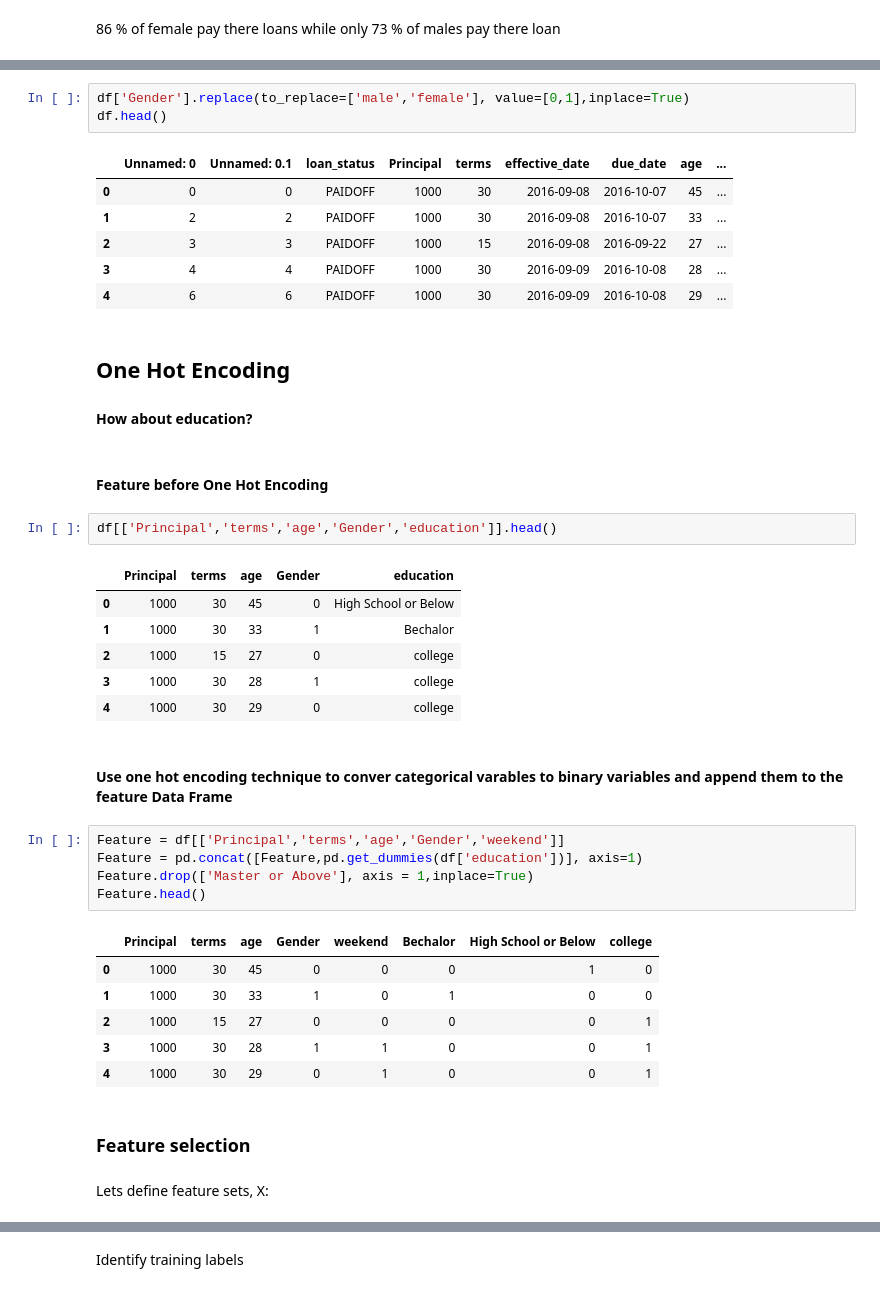
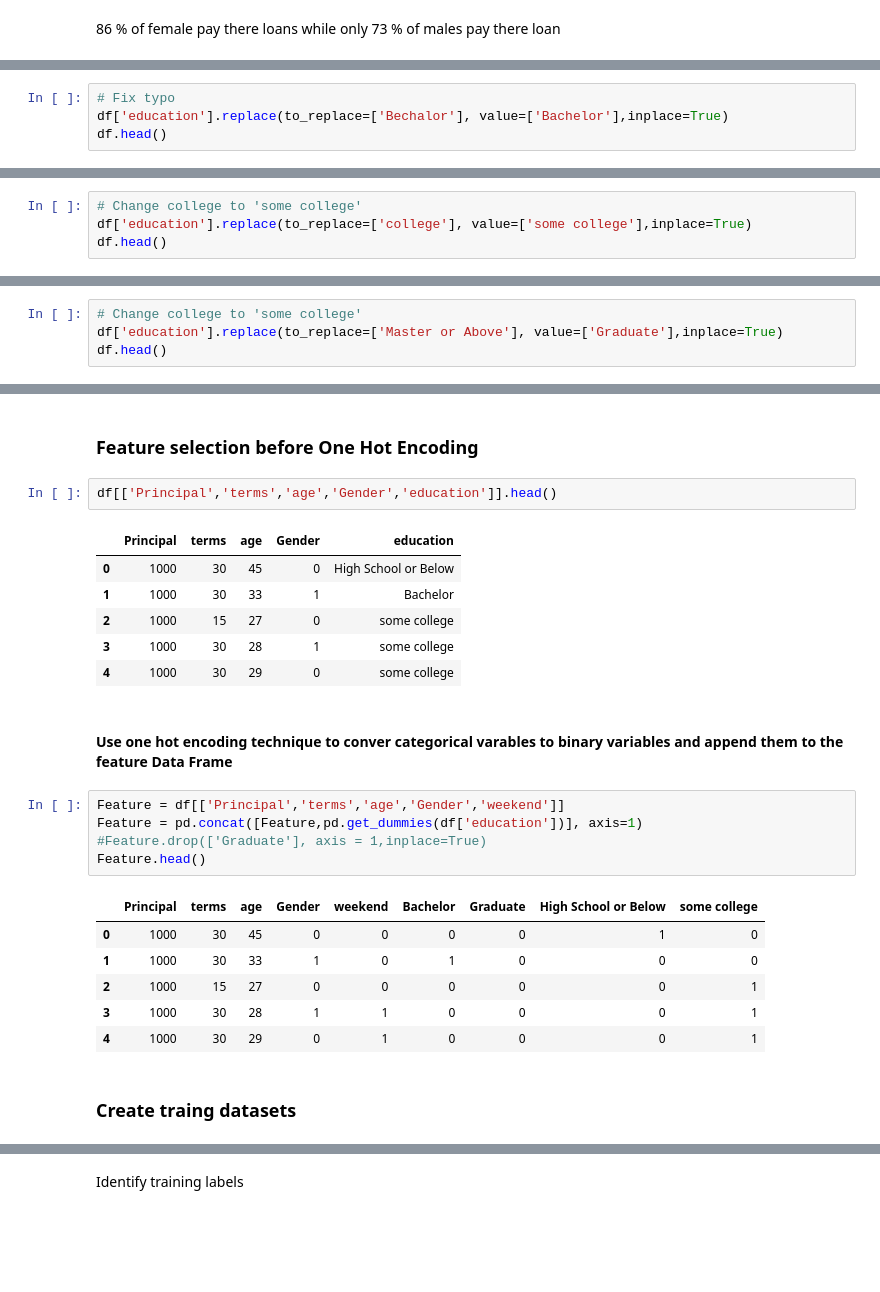
Before and after one commit to carlos-datascientist/loan-classification, a Jupyter notebook: loan-classifier.ipynb, the cells around one changed output, grey strips where cells are left out. Saved outputs shown, nothing was run; the diff lists cells and outputs as text; blank space fills up the shorter version.

```diff
--- a/loan-classifier.ipynb
+++ b/loan-classifier.ipynb
@@ -159,0 +153,4 @@ Lets convert male to 0 and female to 1:
+# %%
+# Fix typo
+df['education'].replace(to_replace=['Bechalor'], value=['Bachelor'],inplace=True)
+df.head()
@@ -159,0 +164,4 @@ Lets convert male to 0 and female to 1:
+# %%
+# Change college to 'some college'
+df['education'].replace(to_replace=['college'], value=['some college'],inplace=True)
+df.head()
@@ -159,0 +175,4 @@ Lets convert male to 0 and female to 1:
+# %%
+# Change college to 'some college'
+df['education'].replace(to_replace=['Master or Above'], value=['Graduate'],inplace=True)
+df.head()
@@ -171,47 +197,32 @@ college               PAIDOFF        0.765101
                       COLLECTION     0.234899
 Name: loan_status, dtype: float64
-# %%
-df['Gender'].replace(to_replace=['male','female'], value=[0,1],inplace=True)
-df.head()
-# %% [output]
-|  | Unnamed: 0 | Unnamed: 0.1 | loan_status | Principal | terms | effective_date | due_date | age | ... |
-| 0 | 0 | 0 | PAIDOFF | 1000 | 30 | 2016-09-08 | 2016-10-07 | 45 | ... |
-| 1 | 2 | 2 | PAIDOFF | 1000 | 30 | 2016-09-08 | 2016-10-07 | 33 | ... |
-| 2 | 3 | 3 | PAIDOFF | 1000 | 15 | 2016-09-08 | 2016-09-22 | 27 | ... |
-| 3 | 4 | 4 | PAIDOFF | 1000 | 30 | 2016-09-09 | 2016-10-08 | 28 | ... |
-| 4 | 6 | 6 | PAIDOFF | 1000 | 30 | 2016-09-09 | 2016-10-08 | 29 | ... |
 # %% [markdown]
-## One Hot Encoding
-#### How about education?
+### Feature selection before One Hot Encoding
-# %% [markdown]
-#### Feature before One Hot Encoding
 # %%
 df[['Principal','terms','age','Gender','education']].head()
 # %% [output]
 |  | Principal | terms | age | Gender | education |
 | 0 | 1000 | 30 | 45 | 0 | High School or Below |
-| 1 | 1000 | 30 | 33 | 1 | Bechalor |
-| 2 | 1000 | 15 | 27 | 0 | college |
-| 3 | 1000 | 30 | 28 | 1 | college |
-| 4 | 1000 | 30 | 29 | 0 | college |
+| 1 | 1000 | 30 | 33 | 1 | Bachelor |
+| 2 | 1000 | 15 | 27 | 0 | some college |
+| 3 | 1000 | 30 | 28 | 1 | some college |
+| 4 | 1000 | 30 | 29 | 0 | some college |
 # %% [markdown]
 #### Use one hot encoding technique to conver categorical varables to binary variables and append them to the feature Data Frame
 # %%
 Feature = df[['Principal','terms','age','Gender','weekend']]
 Feature = pd.concat([Feature,pd.get_dummies(df['education'])], axis=1)
-Feature.drop(['Master or Above'], axis = 1,inplace=True)
+#Feature.drop(['Graduate'], axis = 1,inplace=True)
 Feature.head()
 # %% [output]
-|  | Principal | terms | age | Gender | weekend | Bechalor | High School or Below | college |
-| 0 | 1000 | 30 | 45 | 0 | 0 | 0 | 1 | 0 |
-| 1 | 1000 | 30 | 33 | 1 | 0 | 1 | 0 | 0 |
-| 2 | 1000 | 15 | 27 | 0 | 0 | 0 | 0 | 1 |
-| 3 | 1000 | 30 | 28 | 1 | 1 | 0 | 0 | 1 |
-| 4 | 1000 | 30 | 29 | 0 | 1 | 0 | 0 | 1 |
+|  | Principal | terms | age | Gender | weekend | Bachelor | Graduate | High School or Below | some college |
+| 0 | 1000 | 30 | 45 | 0 | 0 | 0 | 0 | 1 | 0 |
+| 1 | 1000 | 30 | 33 | 1 | 0 | 1 | 0 | 0 | 0 |
+| 2 | 1000 | 15 | 27 | 0 | 0 | 0 | 0 | 0 | 1 |
+| 3 | 1000 | 30 | 28 | 1 | 1 | 0 | 0 | 0 | 1 |
+| 4 | 1000 | 30 | 29 | 0 | 1 | 0 | 0 | 0 | 1 |
-# %% [markdown]
-### Feature selection
-# %% [markdown]
-Lets define feature sets, X:
+# %% [markdown]
+### Create traing datasets
 # %%
 X_train = Feature
 X_train[0:5]
```
Also changed, not shown: parts of 19 cells of this notebook.
